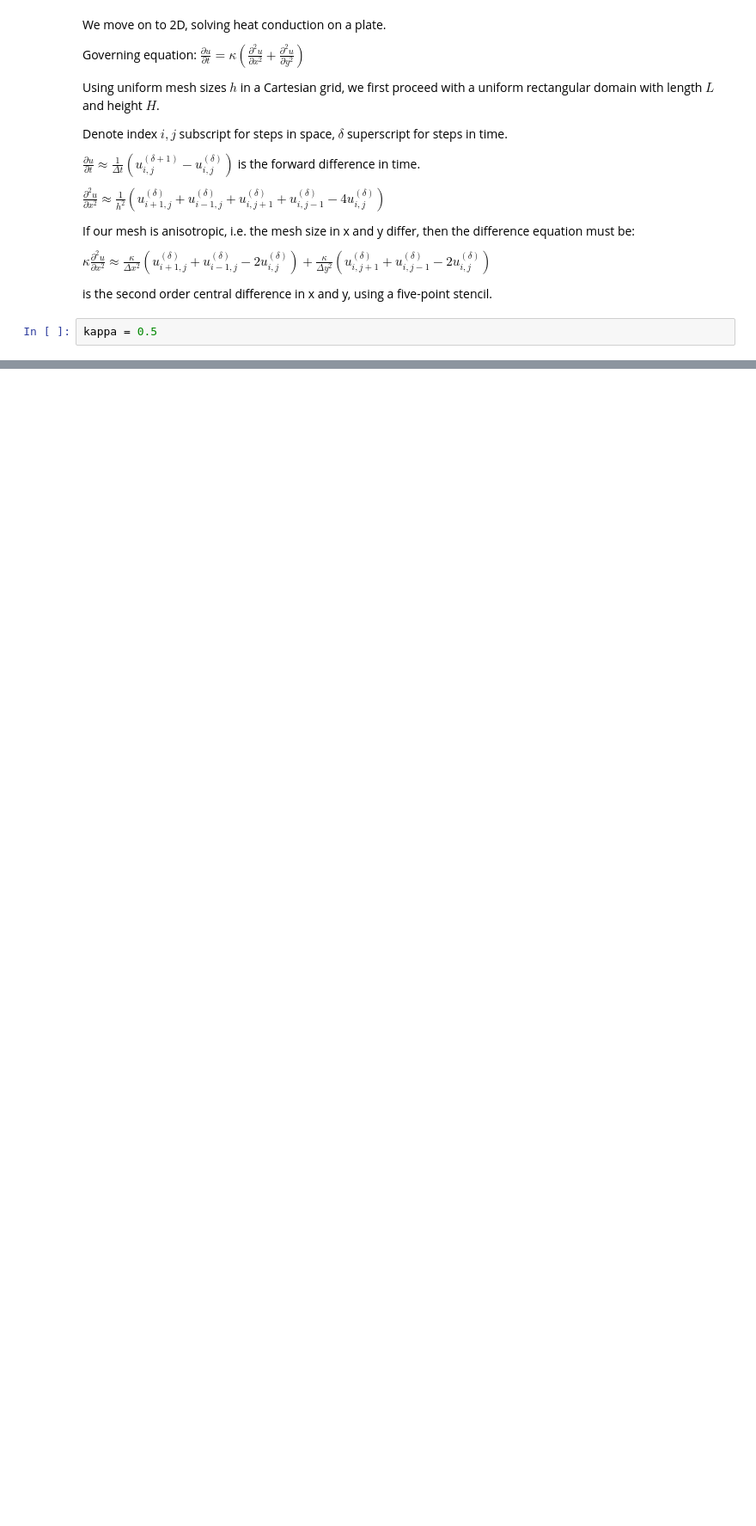
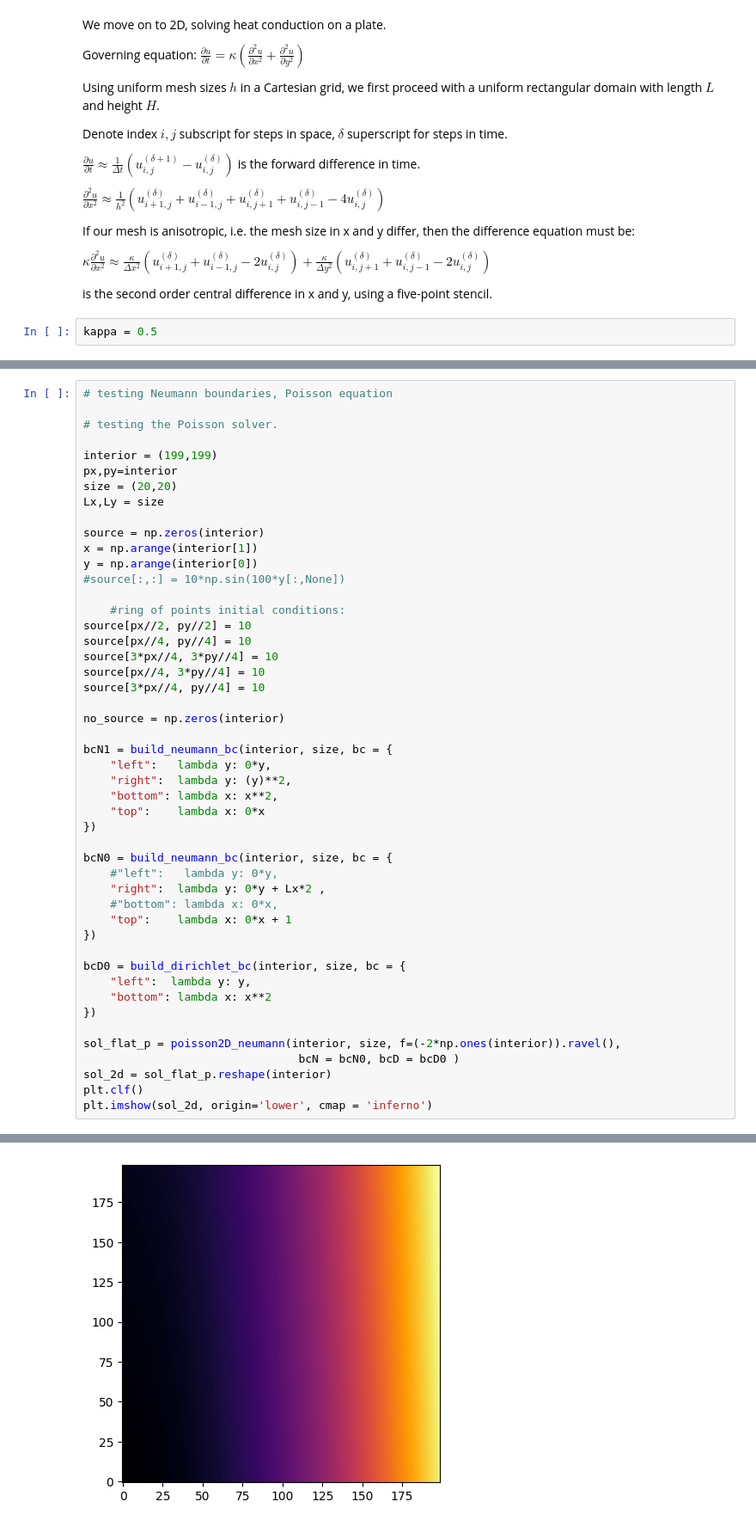
Before and after one commit to XDMisonoXDMikaXD/diffy-qs-solver, a Jupyter notebook: 2D_heat.ipynb, the cells around one changed output, grey strips where cells are left out. Shown at 86% size. Saved outputs shown, nothing was run; the diff lists cells and outputs as text; blank space fills up the shorter version.

```diff
--- a/2D_heat.ipynb
+++ b/2D_heat.ipynb
@@ -200,0 +347,49 @@ plt.imshow(sol_2d, origin='lower', cmap = 'inferno')
+# %%
+# testing Neumann boundaries, Poisson equation
+
+# testing the Poisson solver.
+
+interior = (199,199)
+px,py=interior
+size = (20,20)
+Lx,Ly = size
+
+source = np.zeros(interior)
+x = np.arange(interior[1])
+y = np.arange(interior[0])
+#source[:,:] = 10*np.sin(100*y[:,None])
+
+    #ring of points initial conditions:
+source[px//2, py//2] = 10
+source[px//4, py//4] = 10
+source[3*px//4, 3*py//4] = 10
+source[px//4, 3*py//4] = 10
+source[3*px//4, py//4] = 10
+
+no_source = np.zeros(interior)
+
+bcN1 = build_neumann_bc(interior, size, bc = {
+    "left":   lambda y: 0*y,
+    "right":  lambda y: (y)**2,
+    "bottom": lambda x: x**2,
+    "top":    lambda x: 0*x
+})
+
+bcN0 = build_neumann_bc(interior, size, bc = {
+    #"left":   lambda y: 0*y,
+    "right":  lambda y: 0*y + Lx*2 ,
+    #"bottom": lambda x: 0*x,
+    "top":    lambda x: 0*x + 1
+})
+
+bcD0 = build_dirichlet_bc(interior, size, bc = {
+    "left":  lambda y: y,
+    "bottom": lambda x: x**2
+})
+
+sol_flat_p = poisson2D_neumann(interior, size, f=(-2*np.ones(interior)).ravel(),
+                                bcN = bcN0, bcD = bcD0 )
+sol_2d = sol_flat_p.reshape(interior)
+plt.clf()
+plt.imshow(sol_2d, origin='lower', cmap = 'inferno')
+# %% [output]
@@ -200,0 +397 @@ plt.imshow(sol_2d, origin='lower', cmap = 'inferno')
+[figure, added]
```
Also changed, not shown: parts of 15 cells of this notebook.
